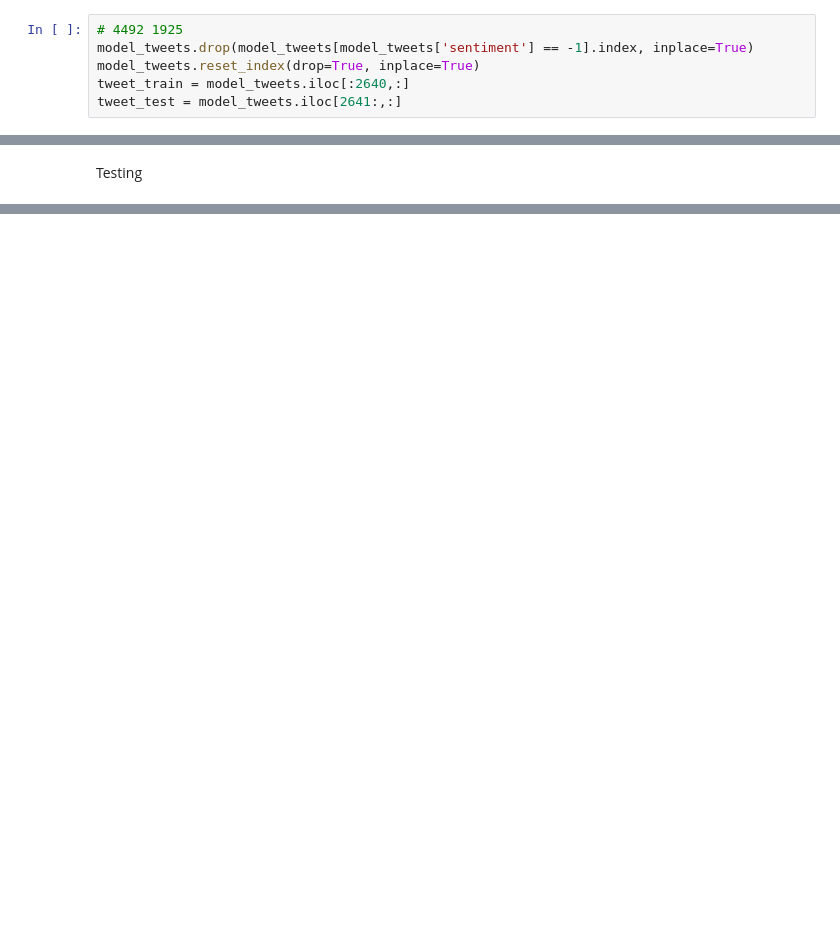
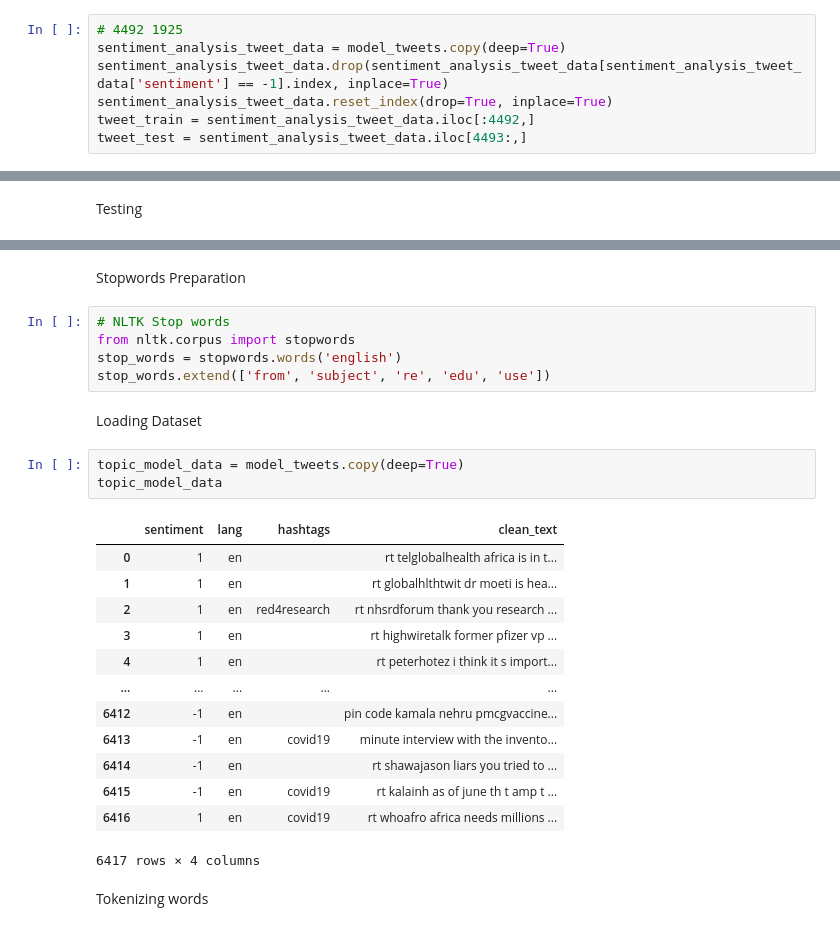
Before and after one commit to 10xac/Twitter-Data-Analysis, a Jupyter notebook: Notebooks/modelling.ipynb, the cells around one changed output, grey strips where cells are left out. Saved outputs shown, nothing was run; the diff lists cells and outputs as text; blank space fills up the shorter version.

Commit message:
added topic modeling implementation

```diff
--- a/Notebooks/modelling.ipynb
+++ b/Notebooks/modelling.ipynb
@@ -21,10 +21,11 @@ model_tweets.shape
 (6417, 4)
 # %%
 # 4492 1925
-model_tweets.drop(model_tweets[model_tweets['sentiment'] == -1].index, inplace=True)
-model_tweets.reset_index(drop=True, inplace=True)
-tweet_train = model_tweets.iloc[:2640,:]
-tweet_test = model_tweets.iloc[2641:,:]
+sentiment_analysis_tweet_data = model_tweets.copy(deep=True)
+sentiment_analysis_tweet_data.drop(sentiment_analysis_tweet_data[sentiment_analysis_tweet_data['sentiment'] == -1].index, inplace=True)
+sentiment_analysis_tweet_data.reset_index(drop=True, inplace=True)
+tweet_train = sentiment_analysis_tweet_data.iloc[:4492,]
+tweet_test = sentiment_analysis_tweet_data.iloc[4493:,]
 # %% [markdown]
 <h3>Sentiment Analysis</h3>
 # %%
@@ -182,0 +200,28 @@ ValueError: X has 1420 features per sample; expecting 2952
+# %% [markdown]
+Stopwords Preparation
+# %%
+# NLTK Stop words
+from nltk.corpus import stopwords
+stop_words = stopwords.words('english')
+stop_words.extend(['from', 'subject', 're', 'edu', 'use'])
+# %% [markdown]
+Loading Dataset
+# %%
+topic_model_data = model_tweets.copy(deep=True)
+topic_model_data
+# %% [output]
+|  | sentiment | lang | hashtags | clean_text |
+| 0 | 1 | en |  | rt telglobalhealth africa is in t... |
+| 1 | 1 | en |  | rt globalhlthtwit dr moeti is hea... |
+| 2 | 1 | en | red4research | rt nhsrdforum thank you research ... |
+| 3 | 1 | en |  | rt highwiretalk former pfizer vp ... |
+| 4 | 1 | en |  | rt peterhotez i think it s import... |
+| ... | ... | ... | ... | ... |
+| 6412 | -1 | en |  | pin code kamala nehru pmcgvaccine... |
+| 6413 | -1 | en | covid19 | minute interview with the invento... |
+| 6414 | -1 | en |  | rt shawajason liars you tried to ... |
+| 6415 | -1 | en | covid19 | rt kalainh as of june th t amp t ... |
+| 6416 | 1 | en | covid19 | rt whoafro africa needs millions ... |
+6417 rows × 4 columns
+# %% [markdown]
+Tokenizing words
```
Also changed, not shown: parts of 35 cells of this notebook, 3 other files.
